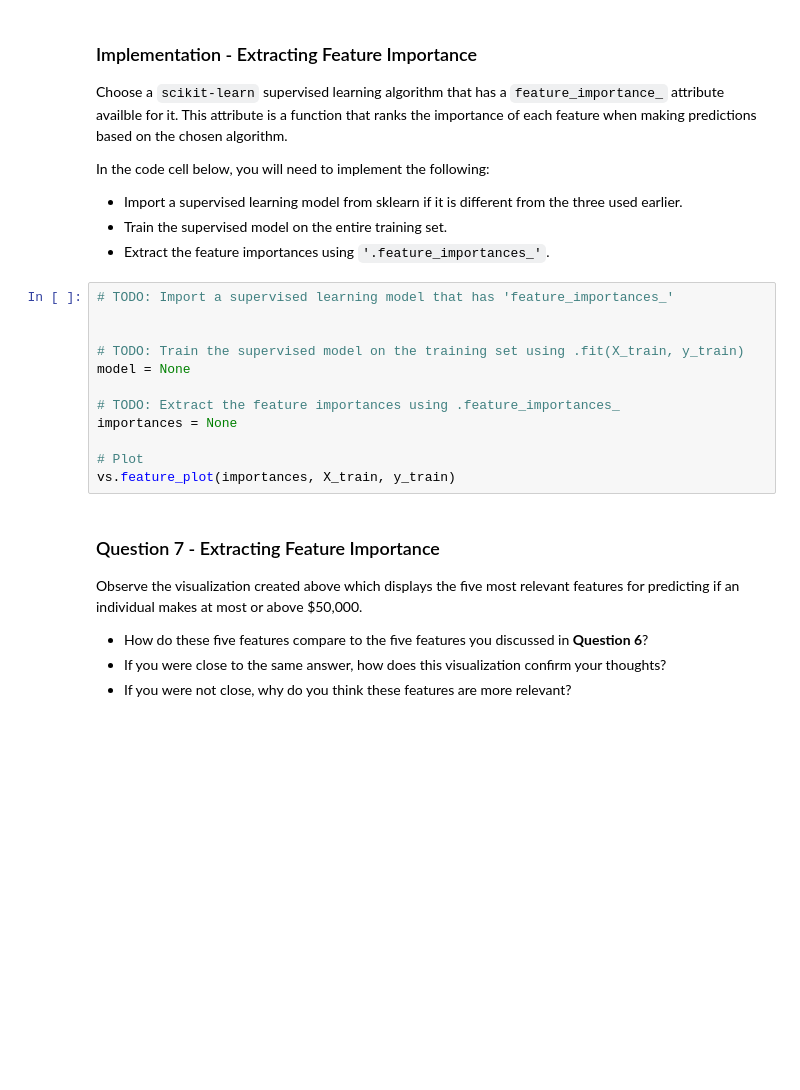
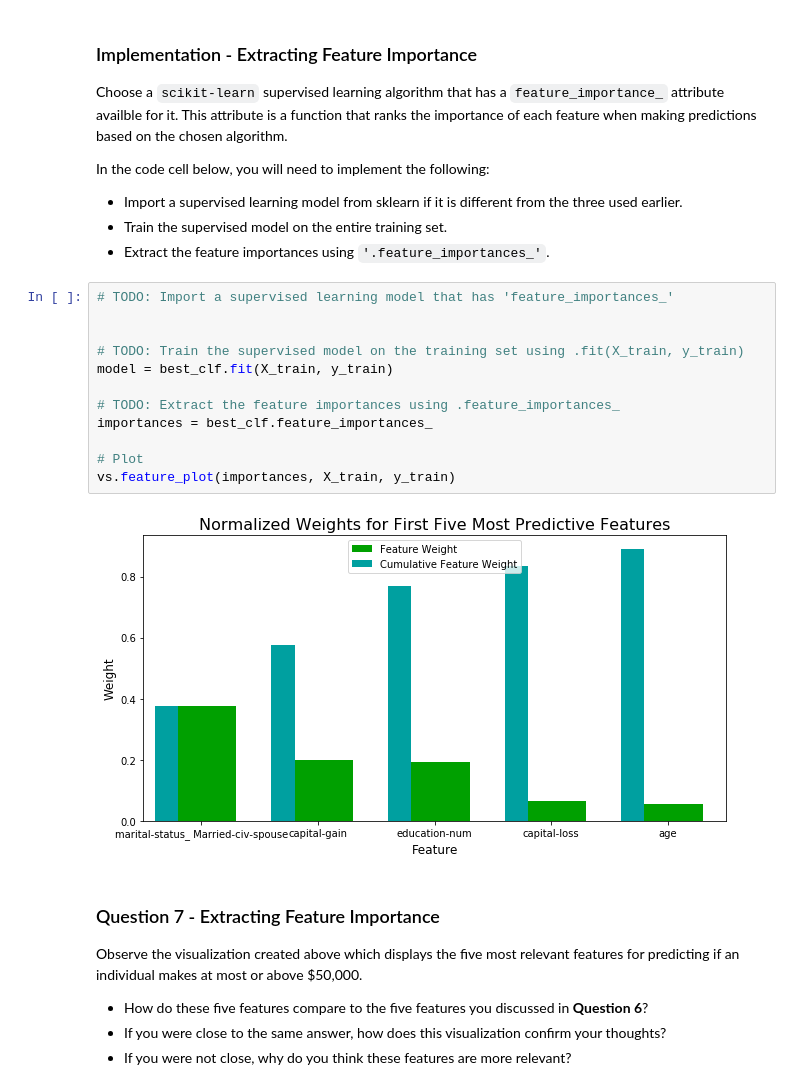
Before and after one commit to luiznonenmacher/classical-machine-learning, a Jupyter notebook: finding_donors.ipynb, the cells around one changed output. Drawn from its saved outputs; the diff is of its cells as text; blank space fills up the shorter version.

Commit message:
First analysis of feature importance'

```diff
--- a/finding_donors.ipynb
+++ b/finding_donors.ipynb
@@ -659,15 +655,17 @@ In the code cell below, you will need to implement the following:
 # %%
 # TODO: Import a supervised learning model that has 'feature_importances_'
 
 
 # TODO: Train the supervised model on the training set using .fit(X_train, y_train)
-model = None
+model = best_clf.fit(X_train, y_train)
 
 # TODO: Extract the feature importances using .feature_importances_
-importances = None
+importances = best_clf.feature_importances_
 
 # Plot
 vs.feature_plot(importances, X_train, y_train)
+# %% [output]
+[figure, added]
 # %% [markdown]
 ### Question 7 - Extracting Feature Importance
 
```
Also changed, not shown: parts of 1 cell of this notebook.
